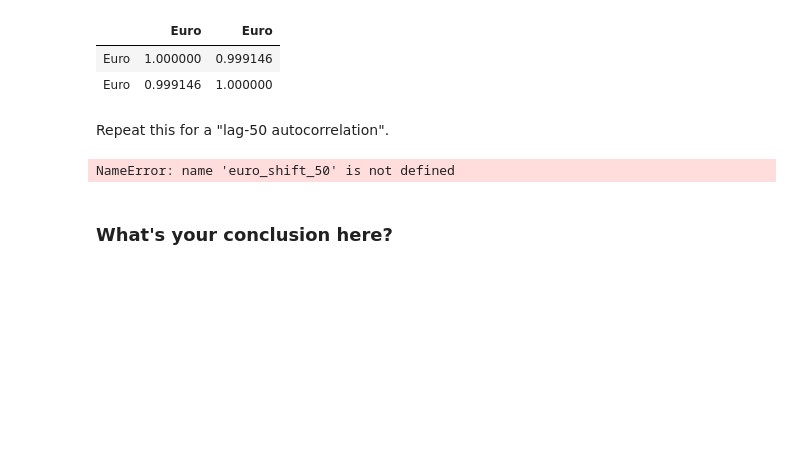
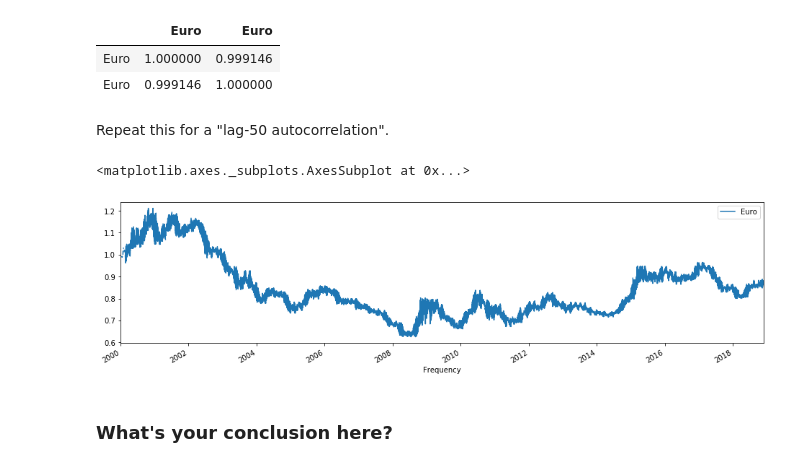
Before and after one commit to rmei97/dsc-corr-autocorr-in-time-series-lab-nyc-ds-033020, a Jupyter notebook: index.ipynb, the cells around one changed output. Drawn from its saved outputs; the diff is of its cells as text; code cells hidden in the pictures; blank space fills up the shorter version.

```diff
--- a/index.ipynb
+++ b/index.ipynb
@@ -136,14 +136,15 @@ Repeat this for a "lag-50 autocorrelation".
 # %%
 # "Shift" the time series by 50 periods
 eur_shift_50 = eur.shift(periods = 50)
 
 # Combine the original and shifted time series
-lag_50 = pd.concat([euro_shift_50,eur])
+lag_50 = pd.concat([eur_shift_50,eur])
 
 # Plot
-lag_50.plot()
+lag_50.plot(figsize = (16,4))
 # %% [output]
-NameError: name 'euro_shift_50' is not defined
+<matplotlib.axes._subplots.AxesSubplot at 0x...>
+[figure, added]
 # %%
 # Correlation
 # %% [markdown]
```
